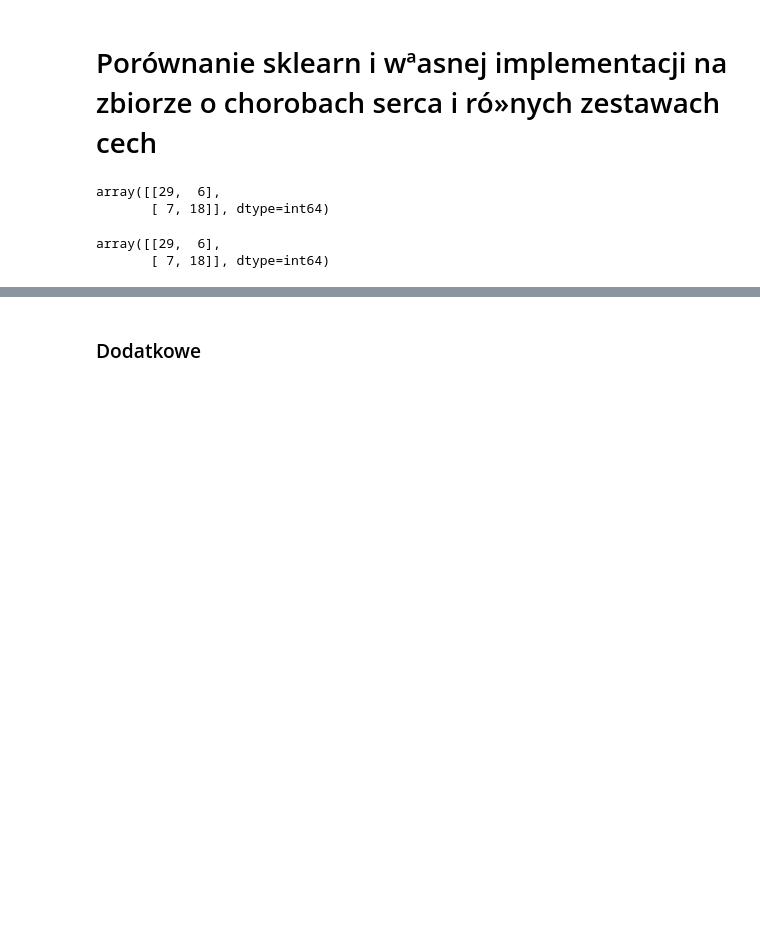
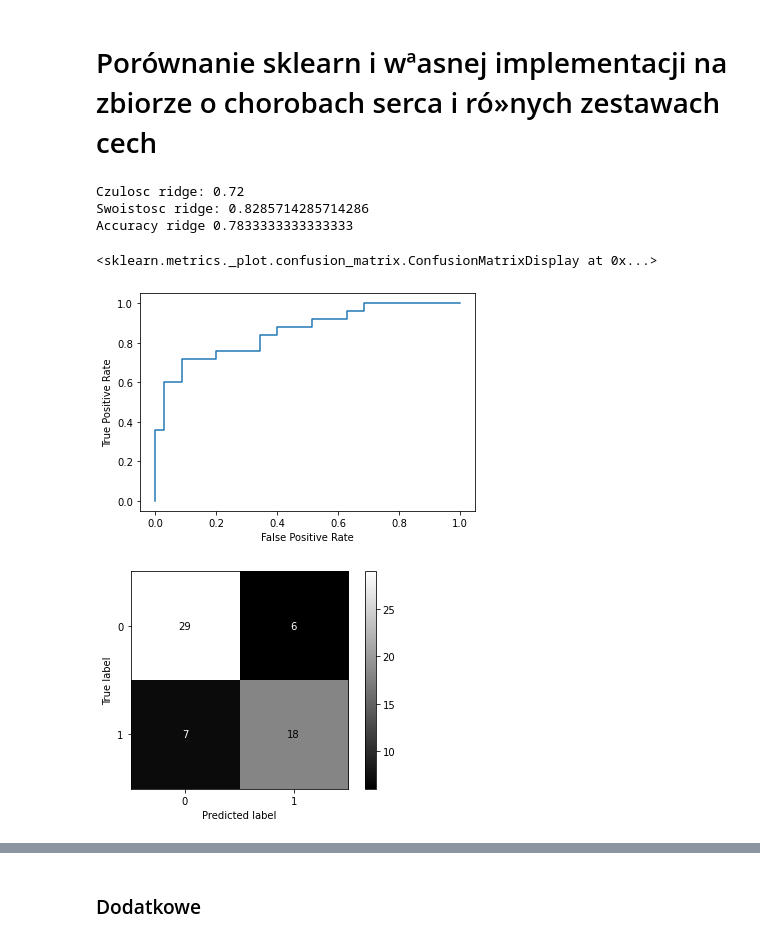
Before and after one commit to jakub-kowalik/PUM, a Jupyter notebook: lab2/lab2.ipynb, the cells around one changed output, grey strips where cells are left out. Cells and saved outputs as stored; diff of their text form; code cells hidden in the pictures; blank space fills up the shorter version.

Commit message:
added metrics

```diff
--- a/lab2/lab2.ipynb
+++ b/lab2/lab2.ipynb
@@ -327,11 +332,25 @@ analytical_time = time.perf_counter() - start_analytical
 y_predicted = f_wielomian(my_ridge, xtest)
 
 y_predicted = label_data(y_predicted, 0)
-# %%
-confusion_matrix(ytest, y_predicted)
-# %% [output]
-array([[29,  6],
-       [ 7, 18]], dtype=int64)
+# %%
+cm = confusion_matrix(ytest, y_predicted)
+fpr, tpr, roc_auc = roc_curve(ytest, f_wielomian(my_ridge, xtest))
+
+print("Czulosc ridge:", cm[1][1]/(cm[1][1] + cm[1][0]))
+
+print("Swoistosc ridge:", cm[0][0]/(cm[0][0] + cm[0][1]))
+
+print("Accuracy ridge", (cm[1][1] + cm[0][0]) / (cm[1][1] + cm[0][0] + cm[0][1] + cm[1][0]))
+
+RocCurveDisplay(fpr=fpr, tpr=tpr).plot()
+ConfusionMatrixDisplay(cm).plot(cmap='gray')
+# %% [output]
+Czulosc ridge: 0.72
+Swoistosc ridge: 0.8285714285714286
+Accuracy ridge 0.7833333333333333
+<sklearn.metrics._plot.confusion_matrix.ConfusionMatrixDisplay at 0x...>
+[figure, added]
+[figure, added]
 # %%
 model_ridge = RidgeClassifier(copy_X=True)
 
@@ -342,7 +361,2 @@ ridge_time = time.perf_counter() - start_ridge
 
 predict = model_ridge.predict(xtest)
-# %%
-confusion_matrix(ytest, predict)
-# %% [output]
-array([[29,  6],
-       [ 7, 18]], dtype=int64)
```
Also changed, not shown: parts of 16 cells of this notebook.
